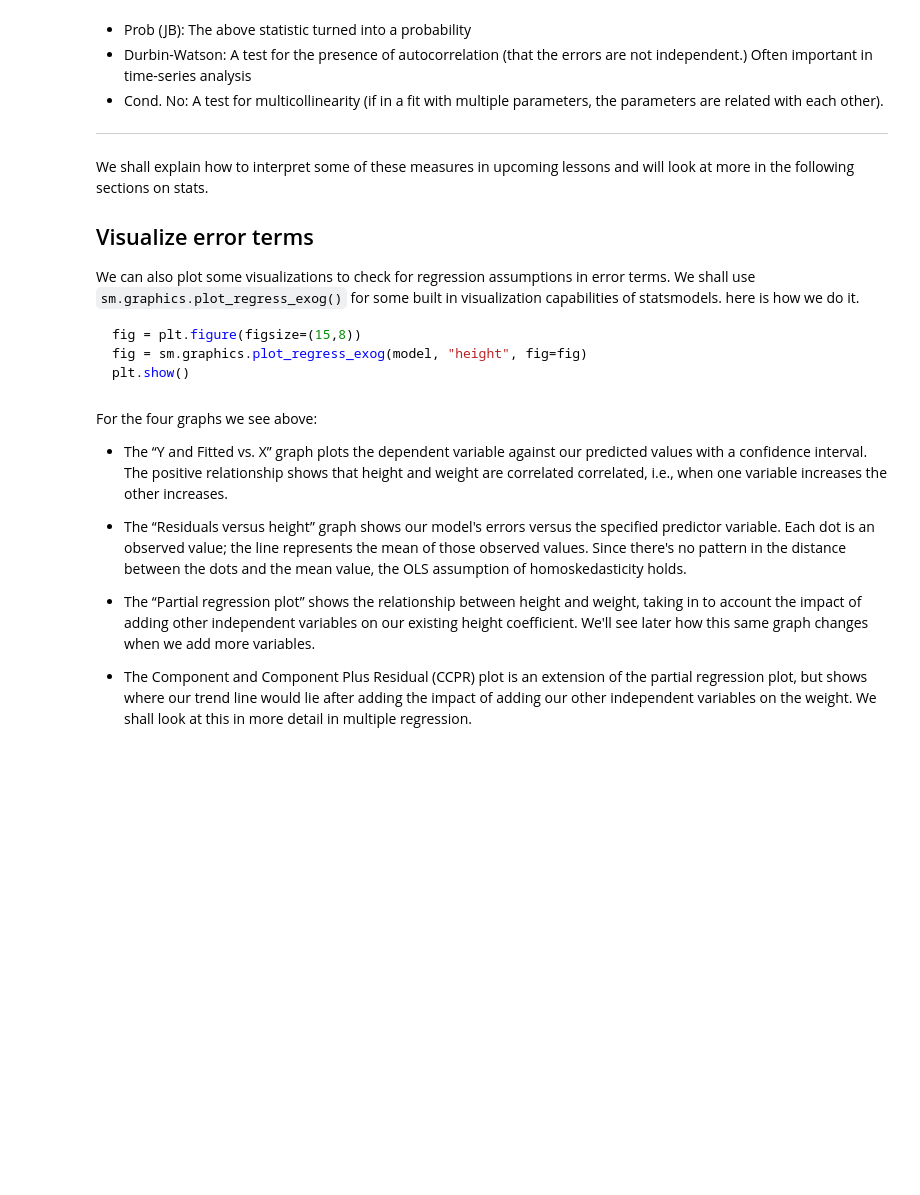
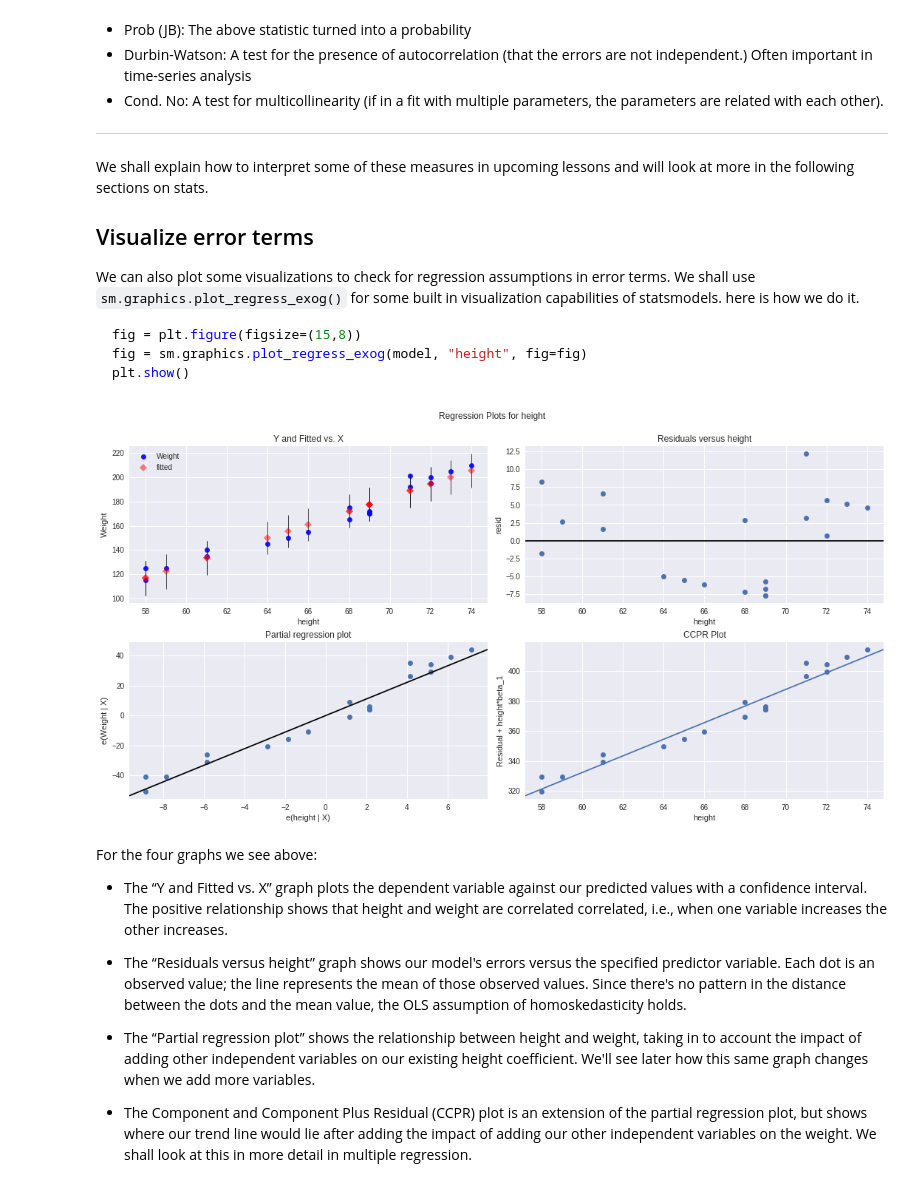
Before and after one commit to ZMBailey/dsc-01-10-12-ols-statsmodels-seattle-ds-career-040119, a Jupyter notebook: index.ipynb, the cells around one changed output. Saved outputs shown, nothing was run; the diff lists cells and outputs as text; code cells hidden in the pictures; blank space fills up the shorter version.

````diff
--- a/index.ipynb
+++ b/index.ipynb
@@ -169,6 +169,12 @@ fig = plt.figure(figsize=(15,8))
 fig = sm.graphics.plot_regress_exog(model, "height", fig=fig)
 plt.show()
 ```
+# %%
+fig = plt.figure(figsize=(15,8))
+fig = sm.graphics.plot_regress_exog(model, "height", fig=fig)
+plt.show()
+# %% [output]
+[figure, added]
 # %% [markdown]
 For the four graphs we see above:
 
````
